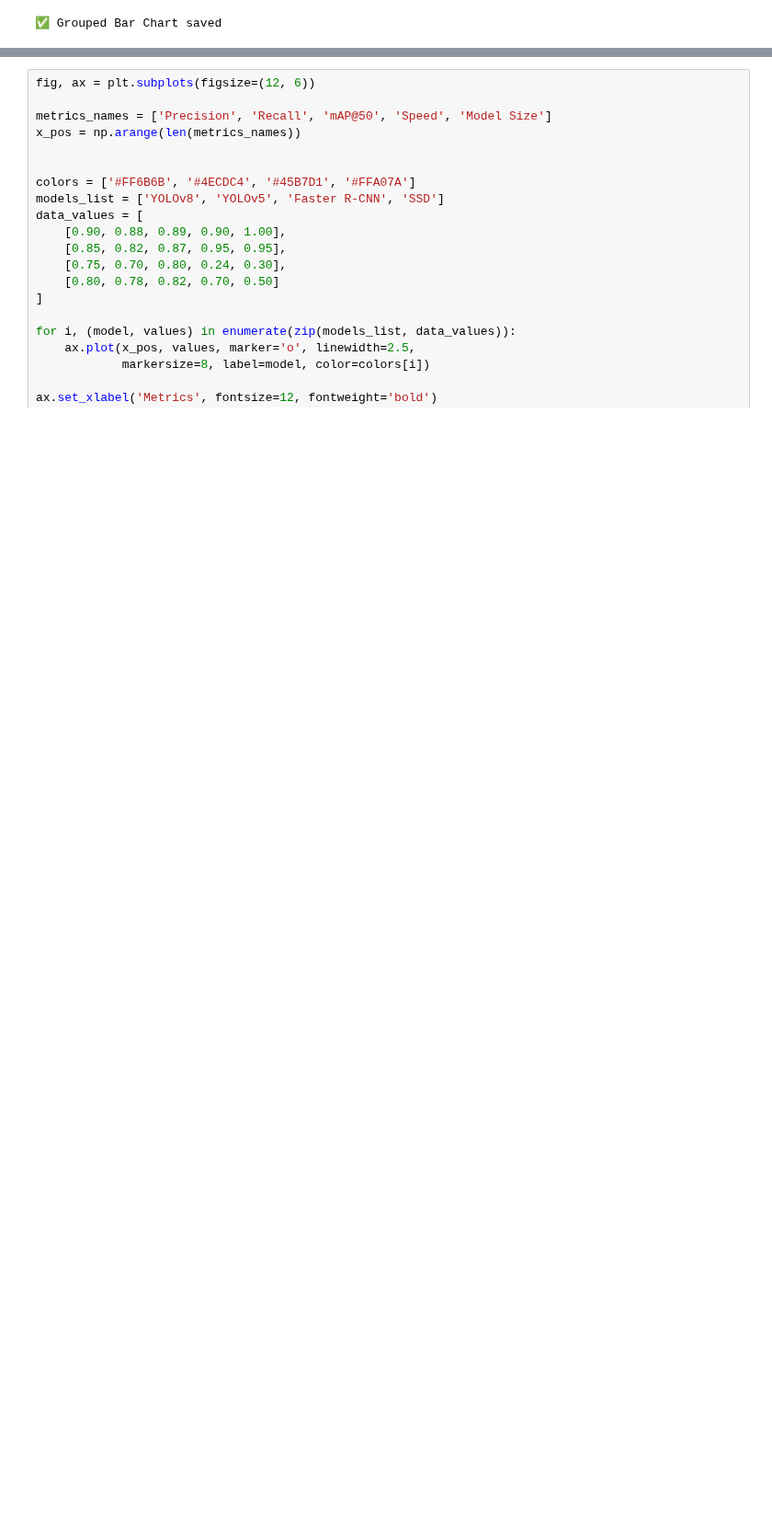
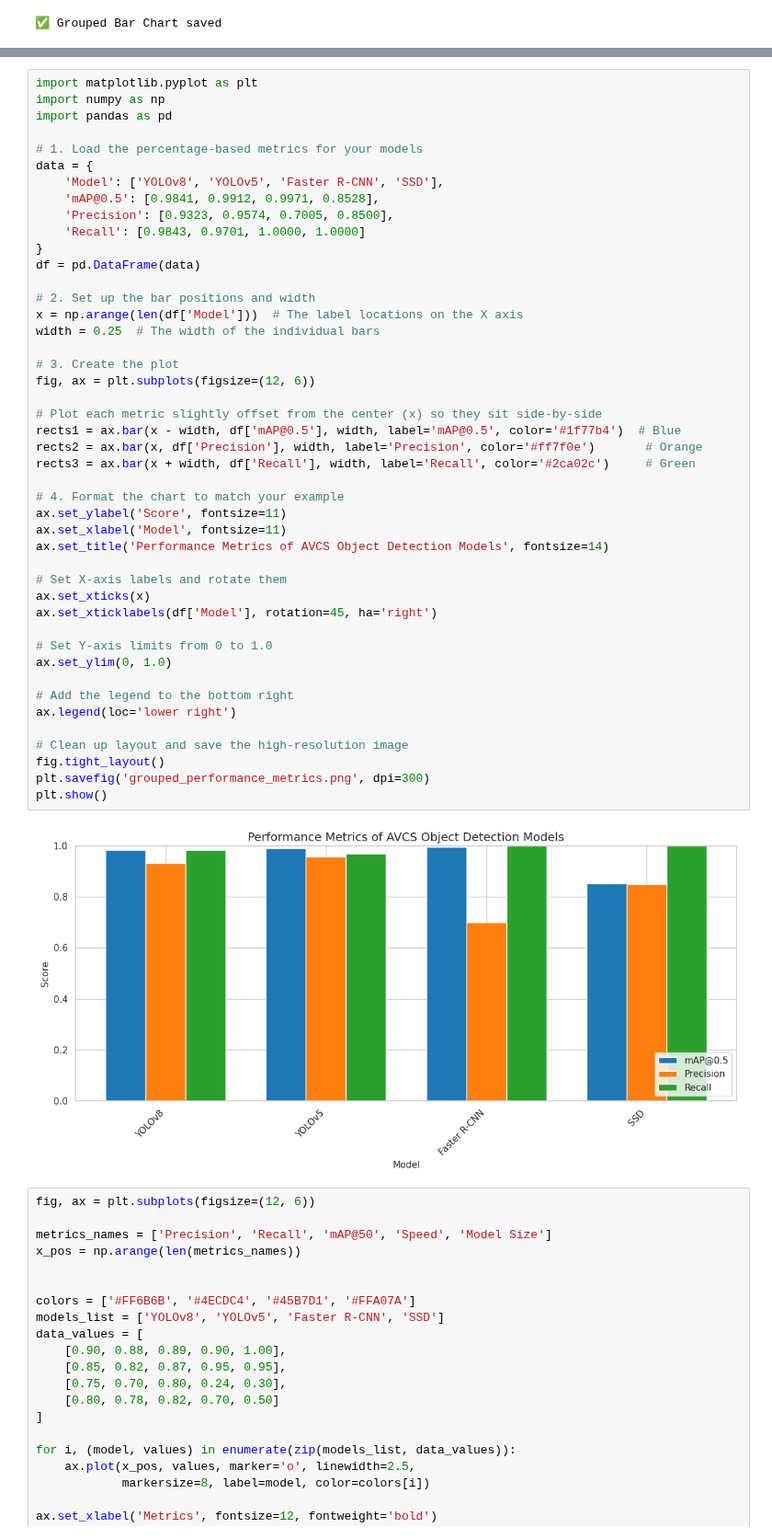
Before and after one commit to mathew-seby/avcs, a Jupyter notebook: avcs.ipynb, the cells around one changed output, grey strips where cells are left out. Shown at 92% size. Drawn from its saved outputs; the diff is of its cells as text; blank space fills up the shorter version.

```diff
--- a/avcs.ipynb
+++ b/avcs.ipynb
@@ -1242,3 +1326,50 @@ print("✅ Grouped Bar Chart saved")
+# %%
+import matplotlib.pyplot as plt
+import numpy as np
+import pandas as pd
+
+# 1. Load the percentage-based metrics for your models
+data = {
+    'Model': ['YOLOv8', 'YOLOv5', 'Faster R-CNN', 'SSD'],
+    'mAP@0.5': [0.9841, 0.9912, 0.9971, 0.8528],
+    'Precision': [0.9323, 0.9574, 0.7005, 0.8500],
+    'Recall': [0.9843, 0.9701, 1.0000, 1.0000]
+}
+df = pd.DataFrame(data)
+
+# 2. Set up the bar positions and width
+x = np.arange(len(df['Model']))  # The label locations on the X axis
+width = 0.25  # The width of the individual bars
+
+# 3. Create the plot
+fig, ax = plt.subplots(figsize=(12, 6))
+
+# Plot each metric slightly offset from the center (x) so they sit side-by-side
+rects1 = ax.bar(x - width, df['mAP@0.5'], width, label='mAP@0.5', color='#1f77b4')  # Blue
+rects2 = ax.bar(x, df['Precision'], width, label='Precision', color='#ff7f0e')       # Orange
+rects3 = ax.bar(x + width, df['Recall'], width, label='Recall', color='#2ca02c')     # Green
+
+# 4. Format the chart to match your example
+ax.set_ylabel('Score', fontsize=11)
+ax.set_xlabel('Model', fontsize=11)
+ax.set_title('Performance Metrics of AVCS Object Detection Models', fontsize=14)
+
+# Set X-axis labels and rotate them
+ax.set_xticks(x)
+ax.set_xticklabels(df['Model'], rotation=45, ha='right')
+
+# Set Y-axis limits from 0 to 1.0
+ax.set_ylim(0, 1.0)
+
+# Add the legend to the bottom right
+ax.legend(loc='lower right')
+
+# Clean up layout and save the high-resolution image
+fig.tight_layout()
+plt.savefig('grouped_performance_metrics.png', dpi=300)
+plt.show()
+# %% [output]
+[figure, added]
 # %%
 fig, ax = plt.subplots(figsize=(12, 6))
 
```
Also changed, not shown: parts of 2 cells of this notebook.
